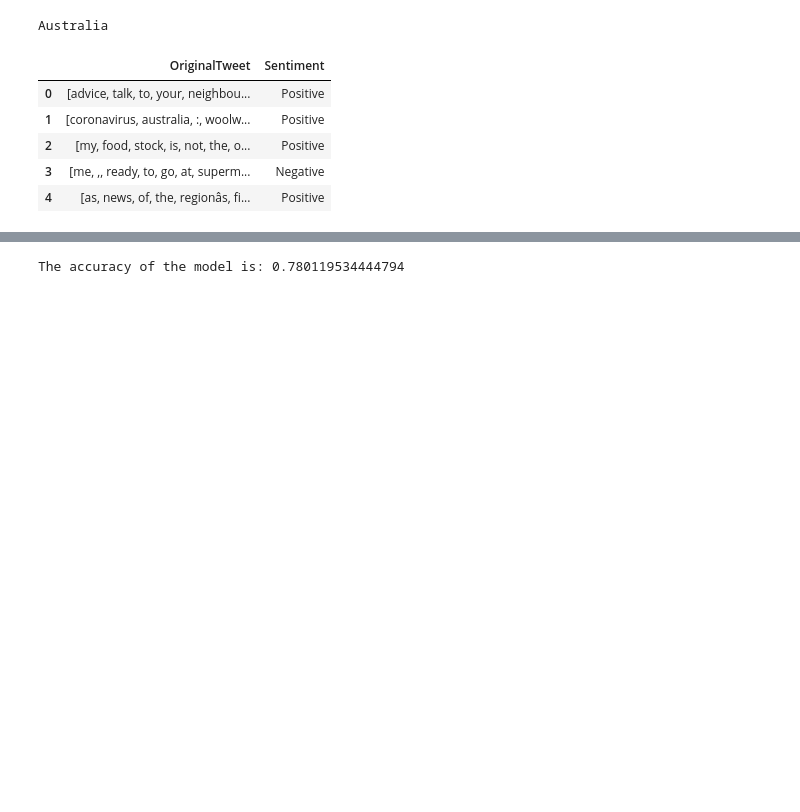
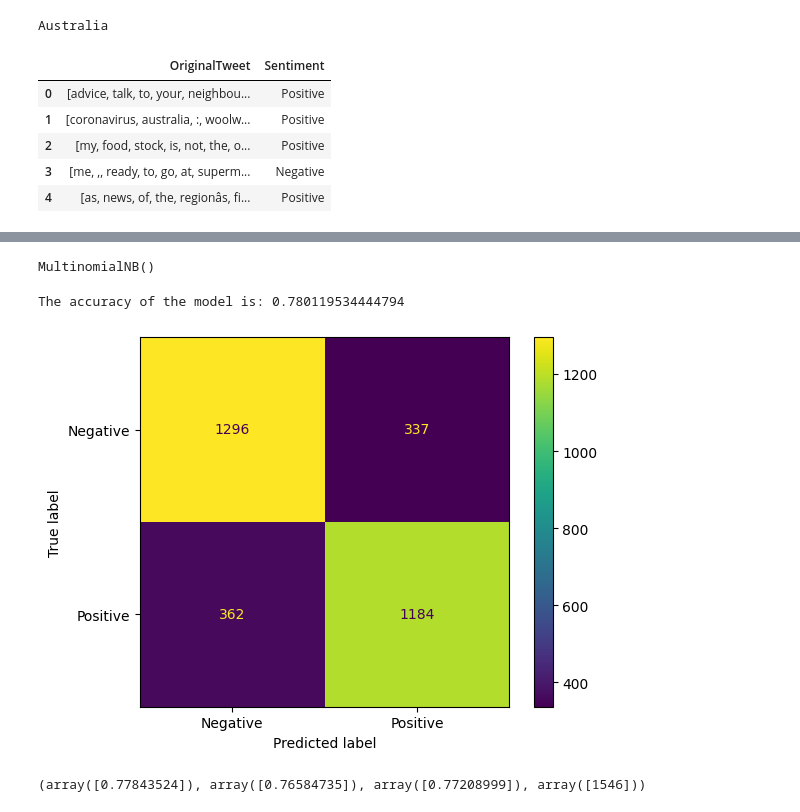
Before and after one commit to edwardb1203/COMP590_NLP, a Jupyter notebook: Homework1Q3.ipynb, the cells around one changed output, grey strips where cells are left out. Drawn from its saved outputs; the diff is of its cells as text; code cells hidden in the pictures; blank space fills up the shorter version.

```diff
--- a/Homework1Q3.ipynb
+++ b/Homework1Q3.ipynb
@@ -122,23 +122,21 @@ for row in range(len(test)):
 # %%
 # E,F combine the sets to get BoW
 
-# What is the purpose of combining the test and train if we need to split again anyways...?
 corpus = []
-trainBoW = []
-testBoW = []
 
 for row in range(len(train)):
     corpus.append(" ".join(train.at[row,"OriginalTweet"]))
-    trainBoW.append(" ".join(train.at[row,"OriginalTweet"]))
 
 for row in range(len(test)):
     corpus.append(" ".join(test.at[row,"OriginalTweet"]))
-    testBoW.append(" ".join(test.at[row,"OriginalTweet"]))
 # %%
 # G
 from sklearn.feature_extraction.text import CountVectorizer
 vectorizer = CountVectorizer(tokenizer=None, stop_words=None)
 
 BoW = vectorizer.fit_transform(corpus)
-trainBoW = BoW[:len(train)]
-testBoW = BoW[len(train):]
+X_train = BoW[:len(train)]
+X_test = BoW[len(train):]
+
+Y_train = train["Sentiment"].values
+Y_test = test["Sentiment"].values
@@ -158,4 +143,36 @@ accuracy_score = metrics.accuracy_score(predicted, test["Sentiment"].values)
-# %%
-print("The accuracy of the model is: " + str(accuracy_score))
-# %% [output]
-The accuracy of the model is: 0.780119534444794
+# %%
+# G, Train model
+from sklearn.naive_bayes import MultinomialNB
+
+MNB = MultinomialNB()
+MNB.fit(X_train, Y_train)
+# %% [output]
+MultinomialNB()
+# %%
+# H, Evaluate
+from sklearn import metrics
+predictions = MNB.predict(X_test)
+accuracy_score = metrics.accuracy_score(predictions, Y_test)
+# %%
+print("The accuracy of the model is: " + str(accuracy_score))
+# %% [output]
+The accuracy of the model is: 0.780119534444794
+# %%
+# Confusion Matrix, I
+import matplotlib.pyplot as plt
+from sklearn.metrics import confusion_matrix, ConfusionMatrixDisplay
+
+cm = confusion_matrix(Y_test, predictions, labels=MNB.classes_)
+disp = ConfusionMatrixDisplay(confusion_matrix=cm, display_labels=MNB.classes_)
+disp.plot()
+
+plt.show()
+# %% [output]
+[figure, added]
+# %%
+# J, precision, recall, and F1 on the positive class
+from sklearn.metrics import precision_recall_fscore_support
+
+precision_recall_fscore_support(Y_test, predictions, average=None, labels=['Positive'])
+# %% [output]
+(array([0.77843524]), array([0.76584735]), array([0.77208999]), array([1546]))
```
Also changed, not shown: parts of 8 cells of this notebook.
